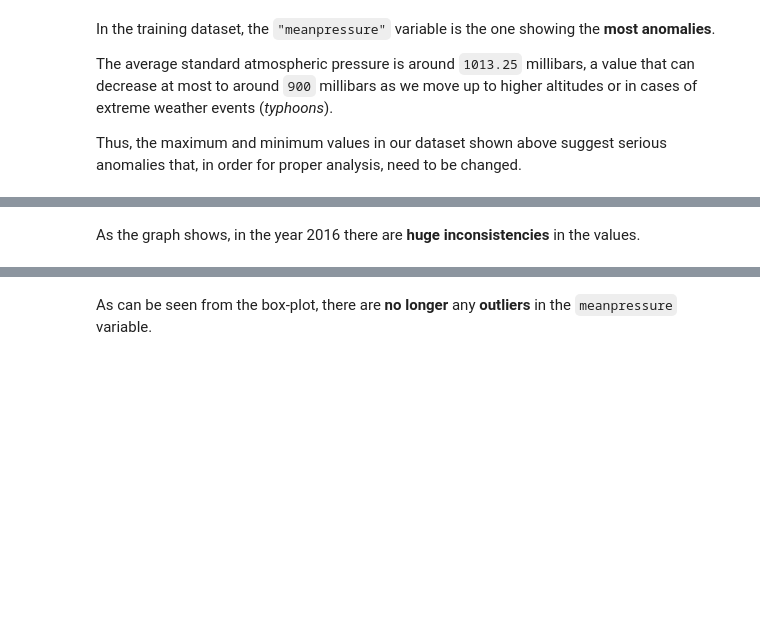
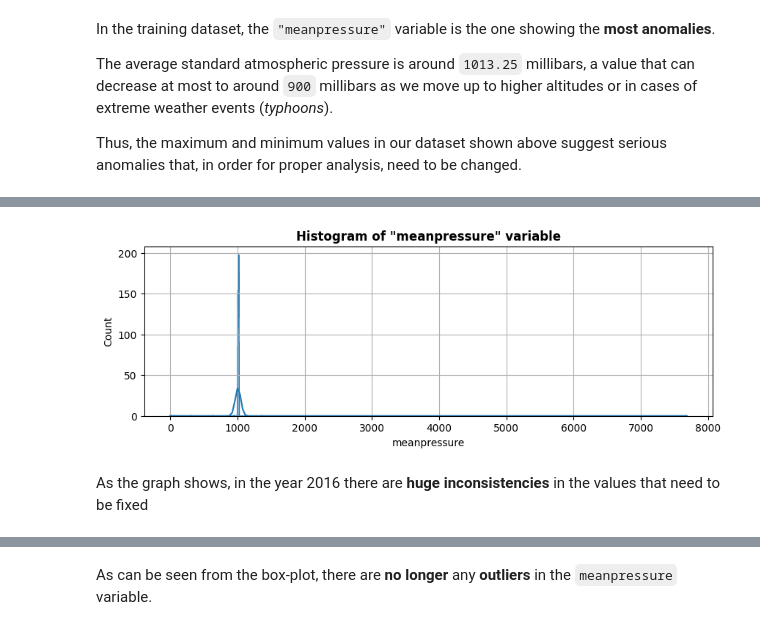
Before and after one commit to marcocolognesi/Weather_Forecast, a Jupyter notebook: project.ipynb, the cells around one changed output, grey strips where cells are left out. Drawn from its saved outputs; the diff is of its cells as text; code cells hidden in the pictures; blank space fills up the shorter version.

```diff
--- a/project.ipynb
+++ b/project.ipynb
@@ -458,4 +467,12 @@ plt.show()
+# %%
+plt.figure(figsize=(10,3))
+plt.title('Histogram of "meanpressure" variable', weight='bold')
+sns.histplot(data=merged_df, x='meanpressure', kde=True, element='step')
+plt.grid()
+plt.show()
+# %% [output]
+[figure, added]
 # %% [markdown]
-As the graph shows, in the year 2016 there are **huge inconsistencies** in the values.
+As the graph shows, in the year 2016 there are **huge inconsistencies** in the values that need to be fixed
 # %%
 # Finding Q1 (25% percentile) and Q3 (75% percentile)
```
Also changed, not shown: parts of 22 cells of this notebook.
